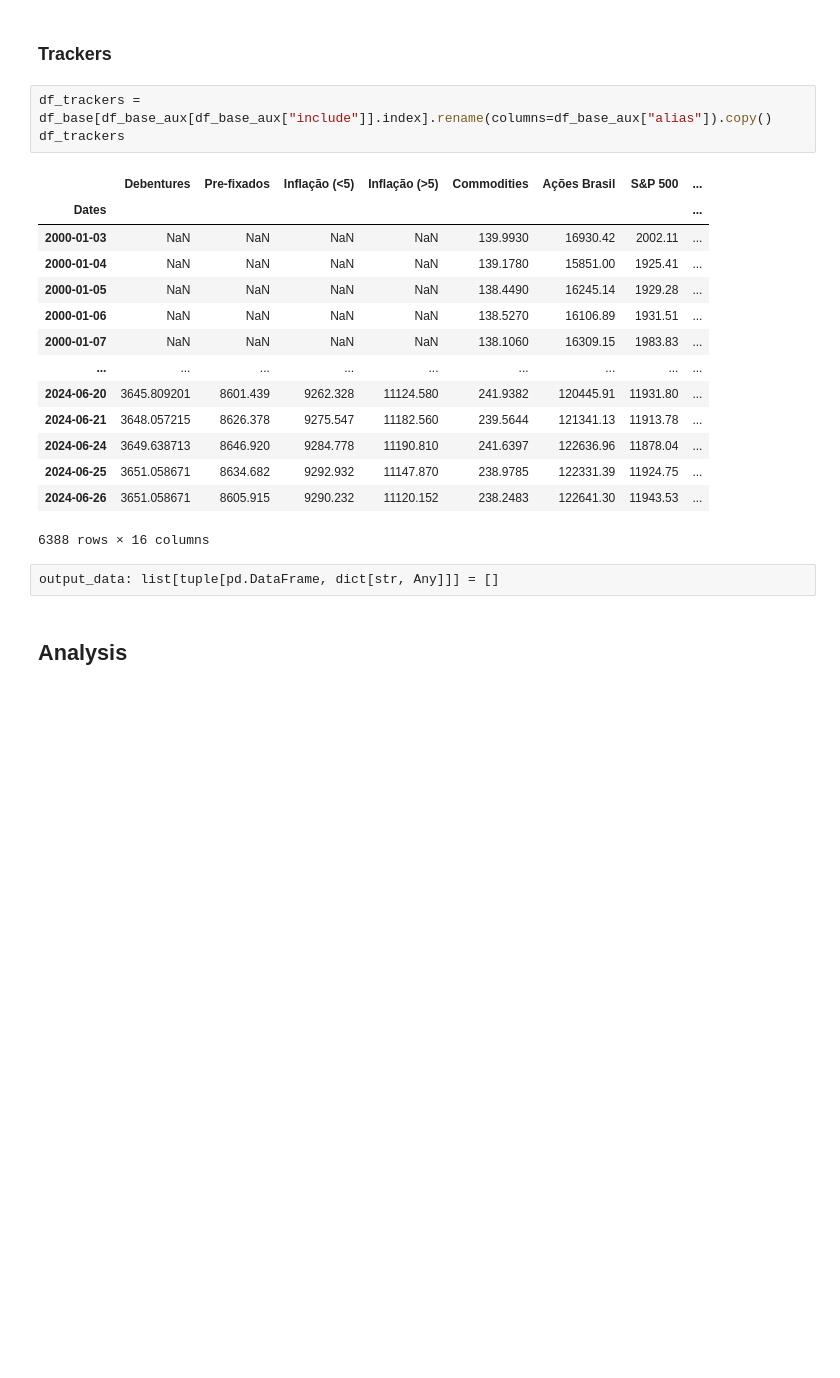
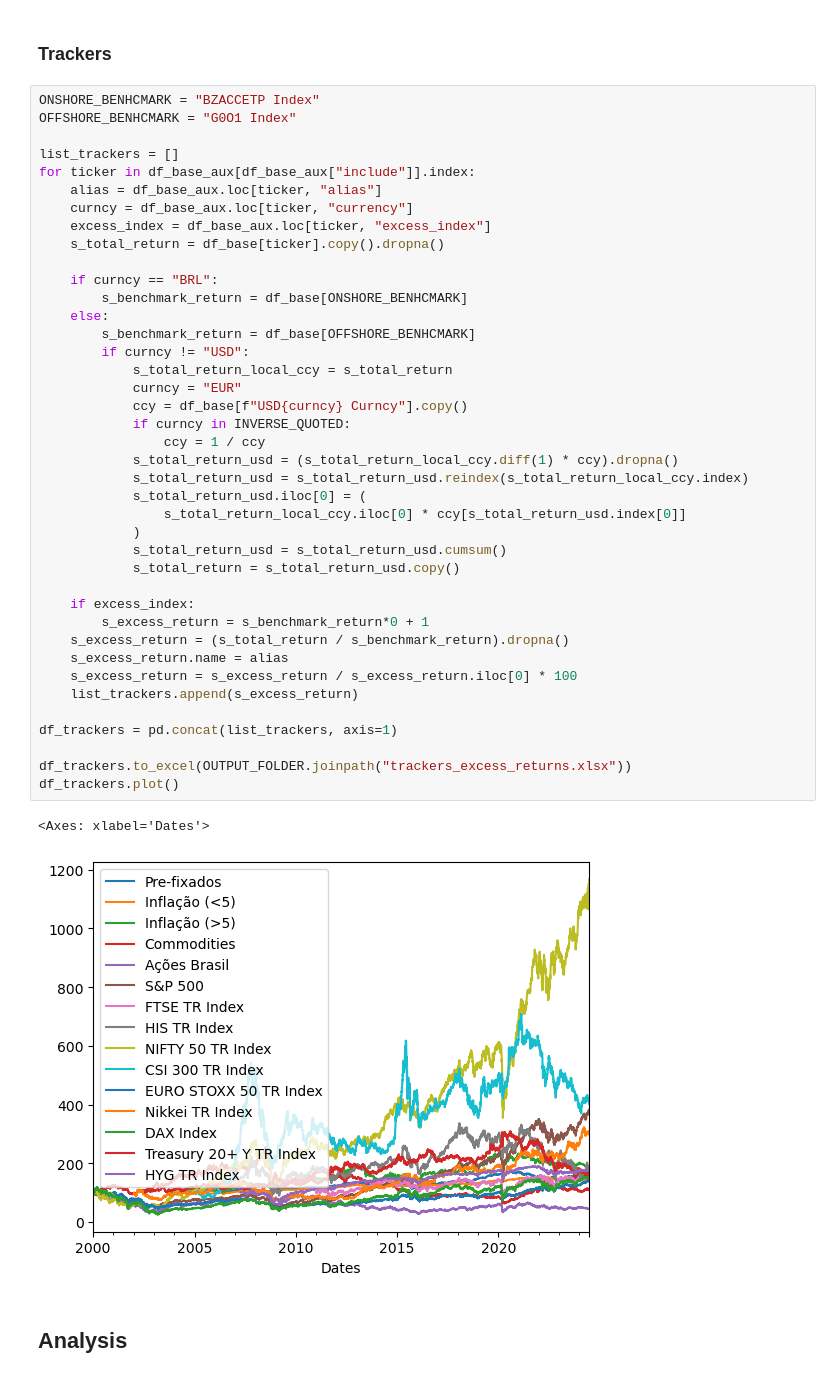
Before and after one commit to sambacode/asset_allocation, a Jupyter notebook: project.ipynb, the cells around one changed output. Cells and saved outputs as stored; diff of their text form; blank space fills up the shorter version.

```diff
--- a/project.ipynb
+++ b/project.ipynb
@@ -77,25 +109,48 @@ df_base_aux
 # %% [markdown]
 ### Trackers
-# %%
-df_trackers = df_base[df_base_aux[df_base_aux["include"]].index].rename(columns=df_base_aux["alias"]).copy()
-df_trackers
-# %% [output]
-|  | Debentures | Pre-fixados | Inflação (<5) | Inflação (>5) | Commodities | Ações Brasil | S&P 500 | ... |
-| Dates |  |  |  |  |  |  |  | ... |
-| 2000-01-03 | NaN | NaN | NaN | NaN | 139.9930 | 16930.42 | 2002.11 | ... |
-| 2000-01-04 | NaN | NaN | NaN | NaN | 139.1780 | 15851.00 | 1925.41 | ... |
-| 2000-01-05 | NaN | NaN | NaN | NaN | 138.4490 | 16245.14 | 1929.28 | ... |
-| 2000-01-06 | NaN | NaN | NaN | NaN | 138.5270 | 16106.89 | 1931.51 | ... |
-| 2000-01-07 | NaN | NaN | NaN | NaN | 138.1060 | 16309.15 | 1983.83 | ... |
-| ... | ... | ... | ... | ... | ... | ... | ... | ... |
-| 2024-06-20 | 3645.809201 | 8601.439 | 9262.328 | 11124.580 | 241.9382 | 120445.91 | 11931.80 | ... |
-| 2024-06-21 | 3648.057215 | 8626.378 | 9275.547 | 11182.560 | 239.5644 | 121341.13 | 11913.78 | ... |
-| 2024-06-24 | 3649.638713 | 8646.920 | 9284.778 | 11190.810 | 241.6397 | 122636.96 | 11878.04 | ... |
-| 2024-06-25 | 3651.058671 | 8634.682 | 9292.932 | 11147.870 | 238.9785 | 122331.39 | 11924.75 | ... |
-| 2024-06-26 | 3651.058671 | 8605.915 | 9290.232 | 11120.152 | 238.2483 | 122641.30 | 11943.53 | ... |
-6388 rows × 16 columns
-# %%
-output_data: list[tuple[pd.DataFrame, dict[str, Any]]] = []
+# %%
+ONSHORE_BENHCMARK = "BZACCETP Index"
+OFFSHORE_BENHCMARK = "G0O1 Index"
+
+list_trackers = []
+for ticker in df_base_aux[df_base_aux["include"]].index:
+    alias = df_base_aux.loc[ticker, "alias"]
+    curncy = df_base_aux.loc[ticker, "currency"]
+    excess_index = df_base_aux.loc[ticker, "excess_index"]
+    s_total_return = df_base[ticker].copy().dropna()
+
+    if curncy == "BRL":
+        s_benchmark_return = df_base[ONSHORE_BENHCMARK]
+    else:
+        s_benchmark_return = df_base[OFFSHORE_BENHCMARK]
+        if curncy != "USD":
+            s_total_return_local_ccy = s_total_return
+            curncy = "EUR"
+            ccy = df_base[f"USD{curncy} Curncy"].copy()
+            if curncy in INVERSE_QUOTED:
+                ccy = 1 / ccy
+            s_total_return_usd = (s_total_return_local_ccy.diff(1) * ccy).dropna()
+            s_total_return_usd = s_total_return_usd.reindex(s_total_return_local_ccy.index)
+            s_total_return_usd.iloc[0] = (
+                s_total_return_local_ccy.iloc[0] * ccy[s_total_return_usd.index[0]]
+            )
+            s_total_return_usd = s_total_return_usd.cumsum()
+            s_total_return = s_total_return_usd.copy()
+
+    if excess_index:
+        s_excess_return = s_benchmark_return*0 + 1
+    s_excess_return = (s_total_return / s_benchmark_return).dropna()
+    s_excess_return.name = alias
+    s_excess_return = s_excess_return / s_excess_return.iloc[0] * 100
+    list_trackers.append(s_excess_return)
+
+df_trackers = pd.concat(list_trackers, axis=1)
+
+df_trackers.to_excel(OUTPUT_FOLDER.joinpath("trackers_excess_returns.xlsx"))
+df_trackers.plot()
+# %% [output]
+<Axes: xlabel='Dates'>
+[figure, added]
 # %% [markdown]
 ## Analysis
 # %% [markdown]
```
Also changed, not shown: parts of 7 cells of this notebook, 1 other file.
